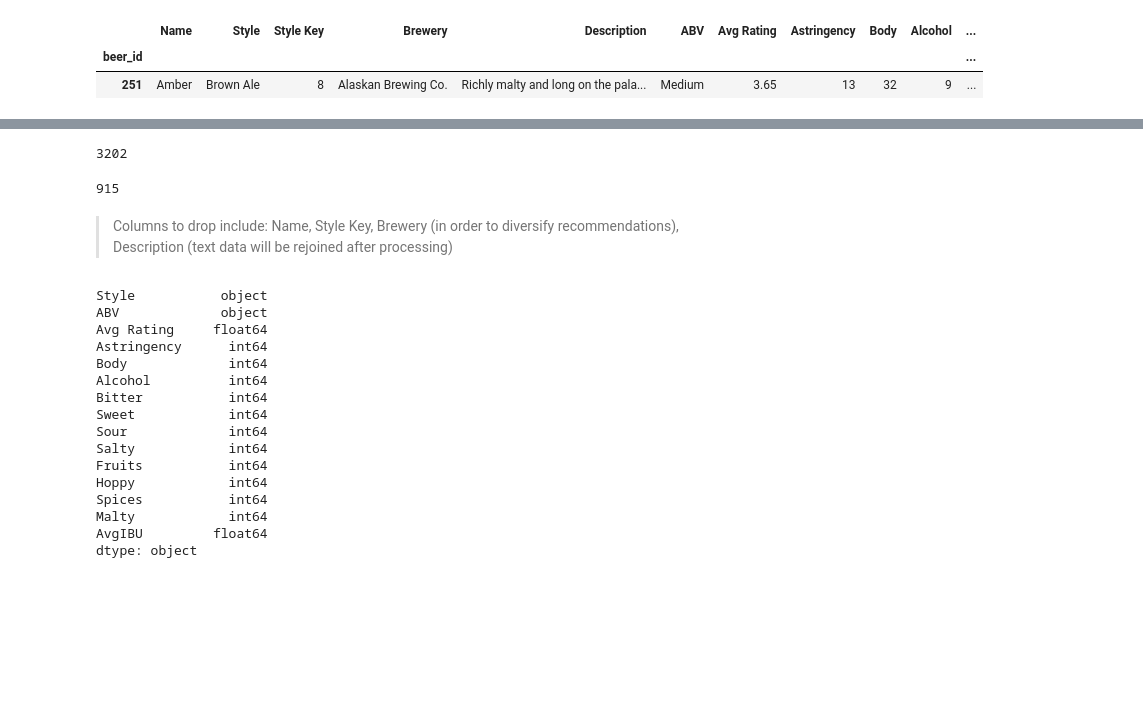
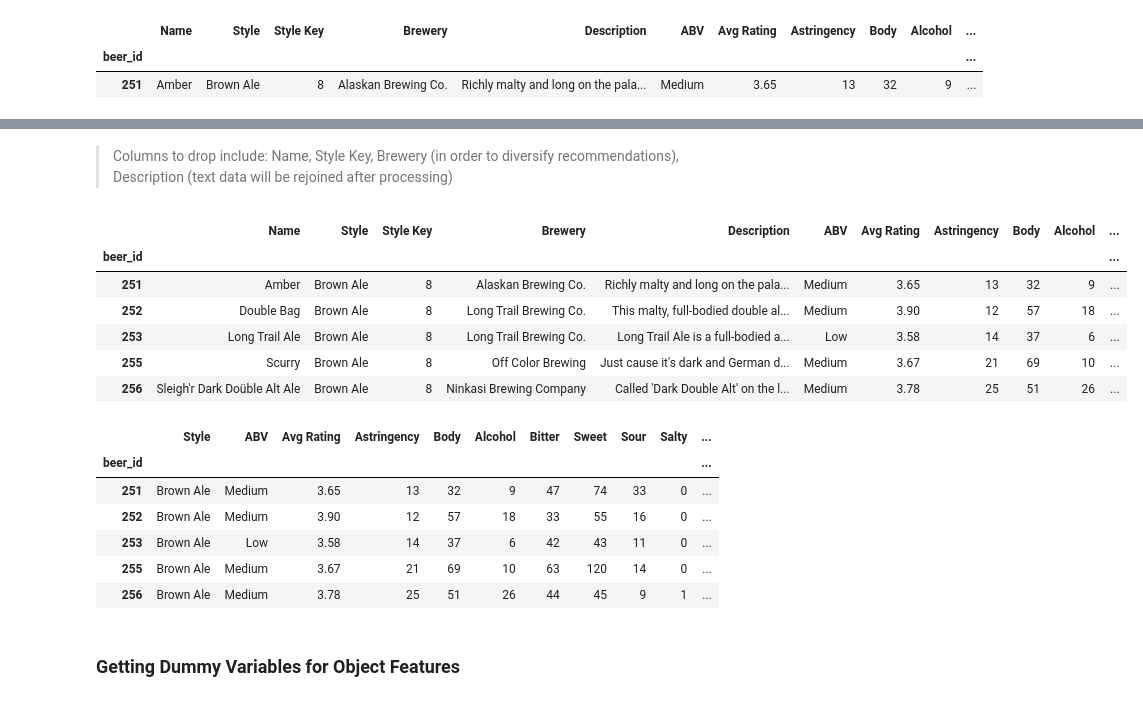
Before and after one commit to ashlidougherty/Beer-Recommender, a Jupyter notebook: ContentBasedRecs.ipynb, the cells around one changed output, grey strips where cells are left out. Saved outputs shown, nothing was run; the diff lists cells and outputs as text; code cells hidden in the pictures; blank space fills up the shorter version.

Commit message:
completed preprocessing

```diff
--- a/ContentBasedRecs.ipynb
+++ b/ContentBasedRecs.ipynb
@@ -210,13 +213,17 @@ df.shape
-# %%
-df.Name.nunique()
-# %% [output]
-3202
-# %%
-df.Brewery.nunique()
-# %% [output]
-915
 # %% [markdown]
 > Columns to drop include: Name, Style Key, Brewery (in order to diversify recommendations), Description (text data will be rejoined after processing)
 # %%
 #Might need to combine name and brewery? as some beers share names?
+# %%
+prepross = df.copy()
+# %%
+prepross.head()
+# %% [output]
+|  | Name | Style | Style Key | Brewery | Description | ABV | Avg Rating | Astringency | Body | Alcohol | ... |
+| beer_id |  |  |  |  |  |  |  |  |  |  | ... |
+| 251 | Amber | Brown Ale | 8 | Alaskan Brewing Co. | Richly malty and long on the pala... | Medium | 3.65 | 13 | 32 | 9 | ... |
+| 252 | Double Bag | Brown Ale | 8 | Long Trail Brewing Co. | This malty, full-bodied double al... | Medium | 3.90 | 12 | 57 | 18 | ... |
+| 253 | Long Trail Ale | Brown Ale | 8 | Long Trail Brewing Co. | Long Trail Ale is a full-bodied a... | Low | 3.58 | 14 | 37 | 6 | ... |
+| 255 | Scurry | Brown Ale | 8 | Off Color Brewing | Just cause it's dark and German d... | Medium | 3.67 | 21 | 69 | 10 | ... |
+| 256 | Sleigh'r Dark Doüble Alt Ale | Brown Ale | 8 | Ninkasi Brewing Company | Called 'Dark Double Alt' on the l... | Medium | 3.78 | 25 | 51 | 26 | ... |
 # %%
@@ -224,19 +230,0 @@ df.drop(columns=['Name', 'Style Key', 'Brewery', 'Description'], inplace=True)
-# %%
-df.dtypes
-# %% [output]
-Style           object
-ABV             object
-Avg Rating     float64
-Astringency      int64
-Body             int64
-Alcohol          int64
-Bitter           int64
-Sweet            int64
-Sour             int64
-Salty            int64
-Fruits           int64
-Hoppy            int64
-Spices           int64
-Malty            int64
-AvgIBU         float64
-dtype: object
@@ -268,0 +231,12 @@ CT = ColumnTransformer(transformers=[
+# %%
+prepross.head()
+# %% [output]
+|  | Style | ABV | Avg Rating | Astringency | Body | Alcohol | Bitter | Sweet | Sour | Salty | ... |
+| beer_id |  |  |  |  |  |  |  |  |  |  | ... |
+| 251 | Brown Ale | Medium | 3.65 | 13 | 32 | 9 | 47 | 74 | 33 | 0 | ... |
+| 252 | Brown Ale | Medium | 3.90 | 12 | 57 | 18 | 33 | 55 | 16 | 0 | ... |
+| 253 | Brown Ale | Low | 3.58 | 14 | 37 | 6 | 42 | 43 | 11 | 0 | ... |
+| 255 | Brown Ale | Medium | 3.67 | 21 | 69 | 10 | 63 | 120 | 14 | 0 | ... |
+| 256 | Brown Ale | Medium | 3.78 | 25 | 51 | 26 | 44 | 45 | 9 | 1 | ... |
+# %% [markdown]
+### Getting Dummy Variables for Object Features
```
Also changed, not shown: parts of 27 cells of this notebook.
